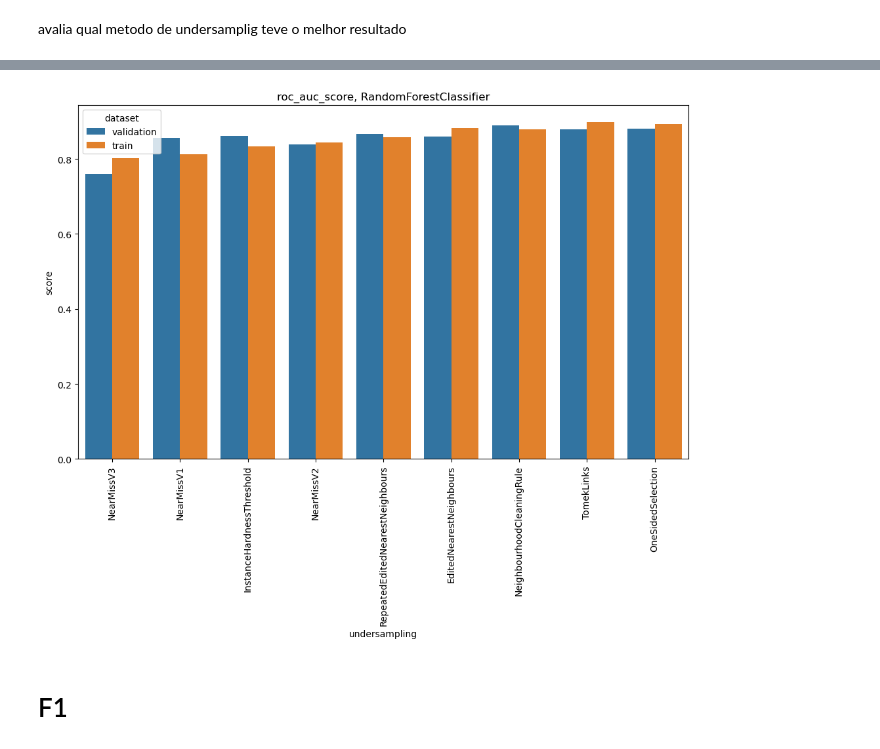
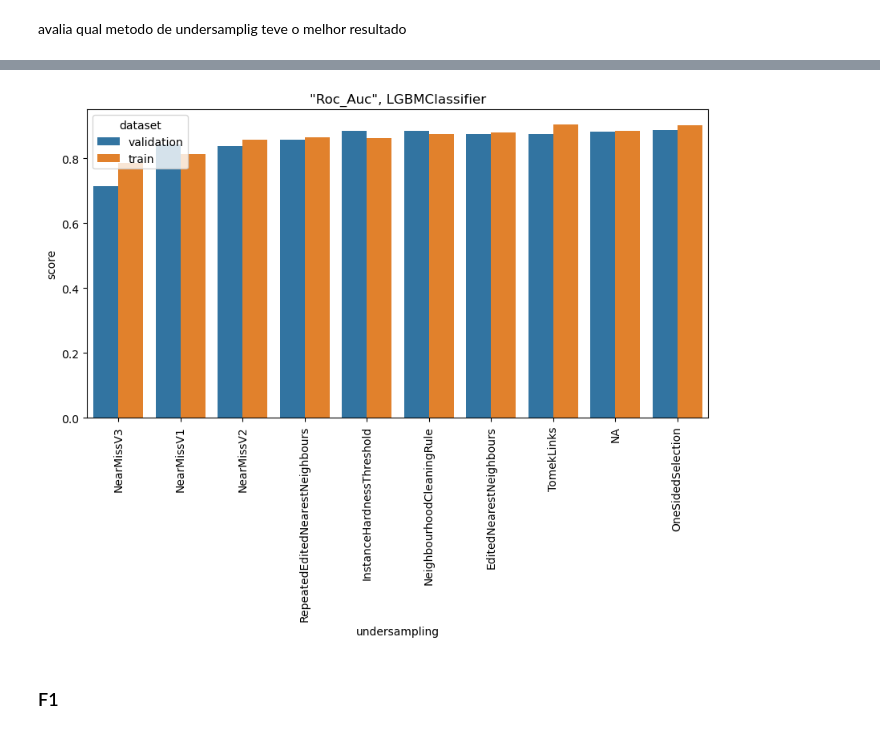
Before and after one commit to gustavoVferrari/kaggle, a Jupyter notebook: Classification/Titanic/notebooks/[4.0] Model Metrics.ipynb, the cells around one changed output, grey strips where cells are left out. Cells and saved outputs as stored; diff of their text form; code cells hidden in the pictures.

```diff
--- a/Classification/Titanic/notebooks/[4.0] Model Metrics.ipynb
+++ b/Classification/Titanic/notebooks/[4.0] Model Metrics.ipynb
@@ -9 +13,3 @@ avalia qual metodo de undersamplig teve o melhor resultado
+# %%
+single_model = "LGBMClassifier"
 # %%
@@ -32,24 +57,25 @@ plt.show()
 rocauc = pd.read_json("../models/single_model/tables/roc_auc_score.jsonl",
              lines=True,
              orient="records")
-
+rocauc['timestamp'] = pd.to_datetime(rocauc['timestamp']).dt.floor('min')
 rocauc.set_index("timestamp", inplace=True)
 rocauc.sort_values(by=['score'], inplace=True)
+rocauc.fillna({'undersampling':'NA'}, inplace=True)
 # %%
-plt.figure(figsize=(12,7))
+plt.figure(figsize=(10,5))
 sns.barplot(
-    data=rocauc,
+    data=rocauc.loc[rocauc['model_name']==single_model],
     x='undersampling',
     y='score',
     hue='dataset'
 )
-plt.title(f'{rocauc['metric_name'].unique()[0]}, {rocauc['model_name'].unique()[0]}')
+plt.title(f'"Roc_Auc", {single_model}')
 plt.xticks(rotation=90)
 plt.show()
 # %% [output]
-[figure, old version]
+[figure, new version]
 # %% [markdown]
-# F1
+### F1
 # %%
 f1 = pd.read_json("../models/single_model/tables/f1_score.jsonl",
              lines=True,
```
Also changed, not shown: parts of 20 cells of this notebook, 7 other files.
